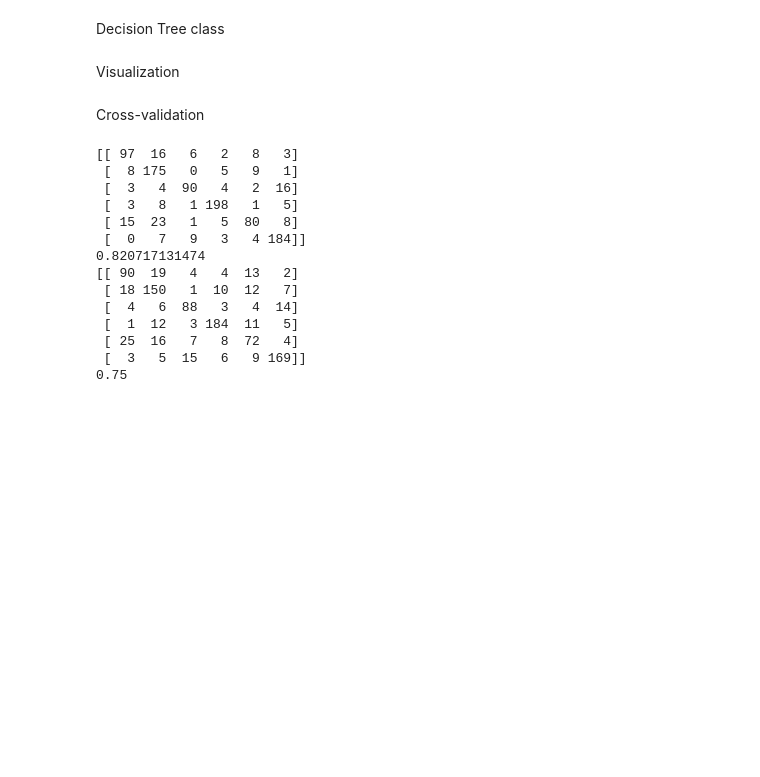
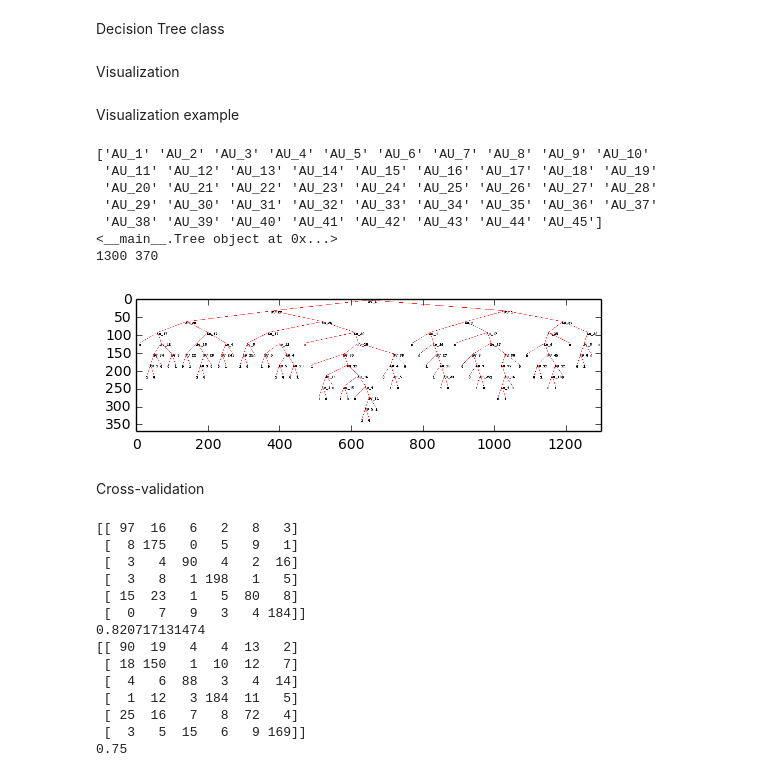
Before and after one commit to Mylak1995/DecisionTree, a Jupyter notebook: notebook/DecisionTree.ipynb, the cells around one changed output. Saved outputs shown, nothing was run; the diff lists cells and outputs as text; code cells hidden in the pictures; blank space fills up the shorter version.

Commit message:
visualization

```diff
--- a/notebook/DecisionTree.ipynb
+++ b/notebook/DecisionTree.ipynb
@@ -168,7 +177,7 @@ def attribute_calculation(examples, index, binary_targets):
     return e1 - remainder
 
 #Choosing maximum IG
-def choose_best_decision_attribute(examples, attributes, binary_targets, threshold):
+def choose_best_decision_attribute(examples, attributes, binary_targets, threshold=0):
     index = 0
     max_gain = attribute_calculation(examples, index, binary_targets)
     for x in range (0, attributes.size):
@@ -182,15 +191,15 @@ def choose_best_decision_attribute(examples, attributes, binary_targets, thresho
 # %%
 #Learning
 
-def decision_tree_learning(examples, attributes, bin_targets, threshold):
+def decision_tree_learning(examples, attributes, bin_targets, threshold=0):
     if examples.size == 0 or attributes.size == 0:
-        return Tree(classification=majority_value(bin_targets), pos=np.sum(bin_targets), neg=bin_targets.size-np.sum(bin_targets))
+        return Tree(classification=int(majority_value(bin_targets)), pos=np.sum(bin_targets), neg=bin_targets.size-np.sum(bin_targets))
     elif is_unique(bin_targets):
-        return Tree(classification=bin_targets[0], pos=np.sum(bin_targets), neg=bin_targets.size-np.sum(bin_targets))
+        return Tree(classification=int(bin_targets[0]), pos=np.sum(bin_targets), neg=bin_targets.size-np.sum(bin_targets))
     else:
         best_attribute = choose_best_decision_attribute(examples, attributes, bin_targets, threshold)
         if best_attribute == 0:
-            return Tree(classification=majority_value(bin_targets), pos=np.sum(bin_targets), neg=bin_targets.size-np.sum(bin_targets))
+            return Tree(classification=int(majority_value(bin_targets)), pos=np.sum(bin_targets), neg=bin_targets.size-np.sum(bin_targets))
         index = np.where(attributes==best_attribute)
         index = index[0][0]
         attributes = np.delete(attributes, index)
@@ -215,16 +224,18 @@ Visualization
 def tree_width(node):
     if node.is_leaf():
         return 1
-    return tree_width(node.kids[0]) + tree_width(node.kids[0])
+    return tree_width(node.kids[0]) + tree_width(node.kids[1])
 
 def tree_height(node):
     if not node:
         return 0
+    if not node.kids:
+        return 1
     return max(tree_height(node.kids[0]), tree_height(node.kids[1])) + 1
 
 def draw_node(draw, node, x, y):
     if node.is_leaf():
-        draw.text((x-2,y), str(node.result), (0,0,0))
+        draw.text((x-2,y), str(node.classification), (0,0,0))
     else:
         # false is the left branch
         wt = tree_width(node.kids[1]) * 20
@@ -247,6 +258,27 @@ def visualize_tree(root_node):
     img.save('tree.jpg','JPEG')
     plt.imshow(img)
     plt.show()
+# %% [markdown]
+Visualization example
+# %%
+if __name__ == '__main__':
+    emotion = 'surprise'
+    examples, targets = load_clean_data()
+    binary_targets = to_binary_targets(targets, emotion)
+    attributes = np.array(['AU_' + str(x+1) for x in range(examples.shape[1])])
+    print(attributes)
+    tree = decision_tree_learning(examples, attributes, binary_targets)
+    print(tree)
+    visualize_tree(tree)
+# %% [output]
+['AU_1' 'AU_2' 'AU_3' 'AU_4' 'AU_5' 'AU_6' 'AU_7' 'AU_8' 'AU_9' 'AU_10'
+ 'AU_11' 'AU_12' 'AU_13' 'AU_14' 'AU_15' 'AU_16' 'AU_17' 'AU_18' 'AU_19'
+ 'AU_20' 'AU_21' 'AU_22' 'AU_23' 'AU_24' 'AU_25' 'AU_26' 'AU_27' 'AU_28'
+ 'AU_29' 'AU_30' 'AU_31' 'AU_32' 'AU_33' 'AU_34' 'AU_35' 'AU_36' 'AU_37'
+ 'AU_38' 'AU_39' 'AU_40' 'AU_41' 'AU_42' 'AU_43' 'AU_44' 'AU_45']
+<__main__.Tree object at 0x...>
+1300 370
+[figure, added]
 # %% [markdown]
 Cross-validation
 # %%
```
Also changed, not shown: parts of 6 cells of this notebook.
